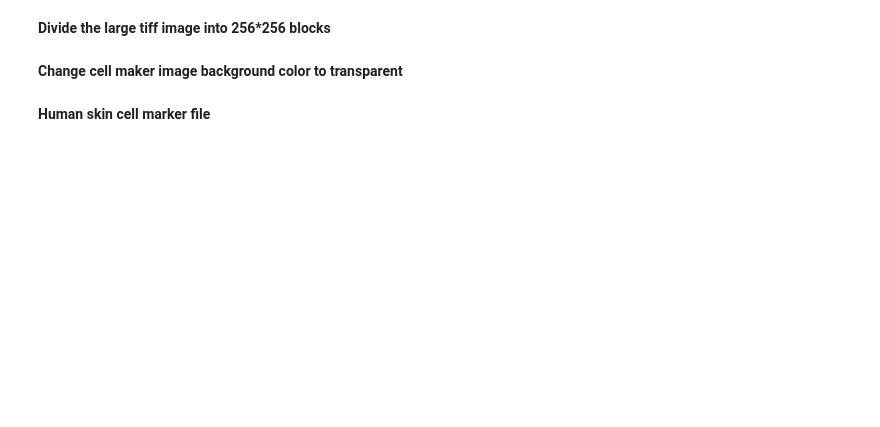
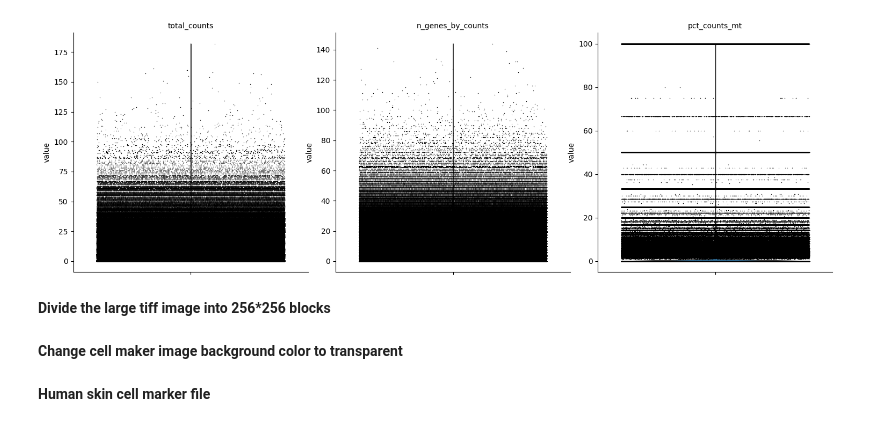
Before and after one commit to ScheWann/Biovis2025, a Jupyter notebook: Python/preprocessing.ipynb, the cells around one changed output. Saved outputs shown, nothing was run; the diff lists cells and outputs as text; code cells hidden in the pictures; blank space fills up the shorter version.

```diff
--- a/Python/preprocessing.ipynb
+++ b/Python/preprocessing.ipynb
@@ -14,3 +10,13 @@ ImportError: dlopen(/Users/siyuanzhao/anaconda3/envs/VDS/lib/python3.10/site-pac
+# %%
+adata = sc.read_10x_h5(
+    "../Data/skin_TXK6Z4X_A1/outs/binned_outputs/square_002um/filtered_feature_bc_matrix.h5"
+)
+adata.var_names_make_unique()
+adata.var['mt'] = adata.var_names.str.upper().str.startswith('MT-')
+sc.pp.calculate_qc_metrics(adata, qc_vars=['mt'], inplace=True)
+sc.pl.violin(adata, ['total_counts', 'n_genes_by_counts', 'pct_counts_mt'], jitter=0.4, multi_panel=True)
+# %% [output]
+[figure, added]
 # %% [markdown]
 **Divide the large tiff image into 256*256 blocks**
 # %%
```
Also changed, not shown: parts of 1 cell of this notebook, 1 other file.
